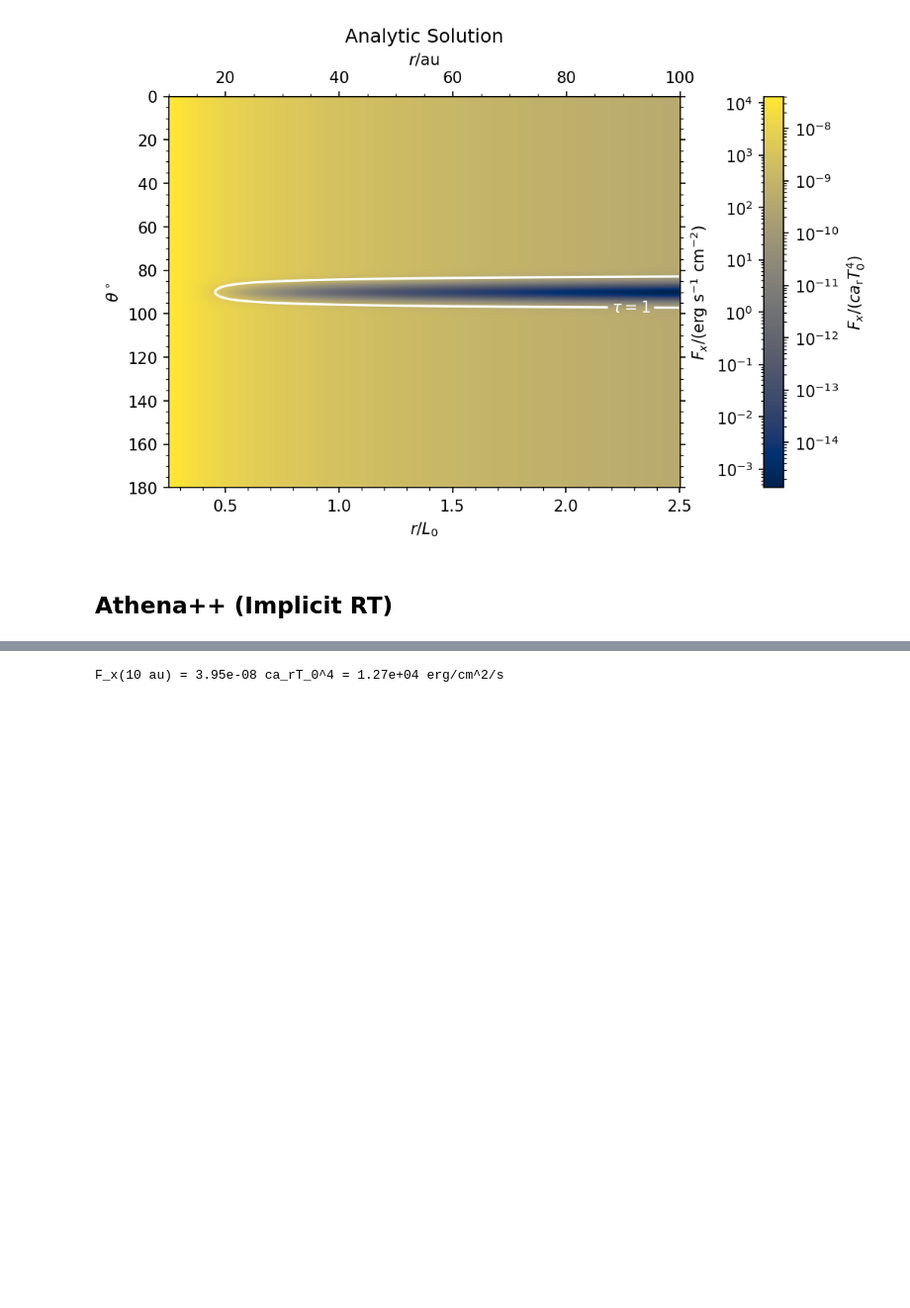
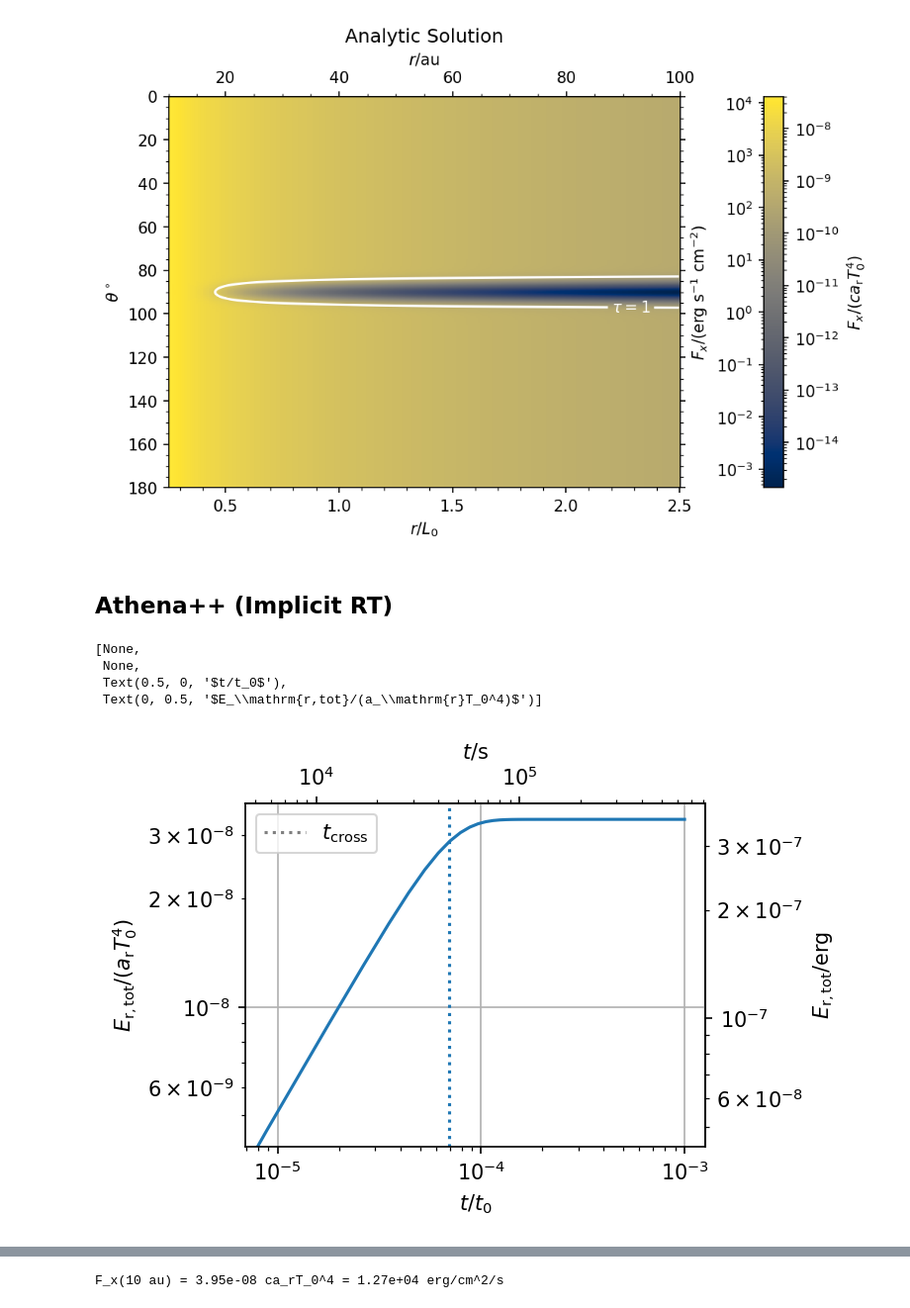
Before and after one commit to sabaronett/rad-hydro, a Jupyter notebook: athena/dev/yanfeij/const_opac_raytrace/implicit/Fsun/ImplicitRT.ipynb, the cells around one changed output, grey strips where cells are left out. Shown at 99% size. Saved outputs shown, nothing was run; the diff lists cells and outputs as text; code cells hidden in the pictures; blank space fills up the shorter version.

```diff
--- a/athena/dev/yanfeij/const_opac_raytrace/implicit/Fsun/ImplicitRT.ipynb
+++ b/athena/dev/yanfeij/const_opac_raytrace/implicit/Fsun/ImplicitRT.ipynb
@@ -369,6 +369,74 @@ F(10 au) = 4.09e-08 ca_rT_0^4 = 1.32e+04 erg/cm^2/s
 [figure]
 # %% [markdown]
 ## Athena++ (Implicit RT)
+# %%
+#===============================================================================
+import sys
+sys.path.insert(0, '/home/stanley/github/PrincetonUniversity/athena/vis/python')
+import athena_read
+
+problem_id = 'const_opac_raytrace'
+fig, ax = plt.subplots(figsize=(4, 3), dpi=150)
+crat = None
+theta = None
+
+# Read and plot
+path = f'128nx2-cfl4e-4'
+athinput = athena_read.athinput(f'{path}/athinput.{problem_id}')
+Vmax = 4/3*np.pi*athinput['mesh']['x1max']**3
+Vmin = 4/3*np.pi*athinput['mesh']['x1min']**3
+Vtot = (Vmax - Vmin)/2
+gamma = athinput['hydro']['gamma']       # C_p/C_v = 1 + 2/DoF
+hst = athena_read.hst(f'{path}/output/{problem_id}.hst')
+T = hst['tot-E']*(gamma - 1)*Vtot/hst['mass']
+
+ax.plot(hst['time'], hst['Er'])
+
+# Compute light crossing time for oblique beams
+Lx = athinput['mesh']['x1max'] - athinput['mesh']['x1min']
+with open(f'{path}/output/Rad_angles.txt') as Rad_angles:
+    lines = Rad_angles.read().splitlines()
+    crat = float(lines[1].split()[1])
+    mu = lines[38]
+    mu_x, mu_y = float(mu.split()[1]), float(mu.split()[2])
+    theta = np.arctan(mu_y/mu_x)
+
+t_cross = Lx/np.cos(theta)/crat
+
+ax.axvline(t_cross, color='tab:blue', linestyle=':')
+
+# Format secondary axes in cgs
+def t2s(t):
+    return t*length_unit/cs_iso
+
+def E2erg(E):
+    return E*arad*T_unit**4
+
+ax_r = ax.secondary_xaxis('top', functions=(t2s, t2s))
+ax_E = ax.secondary_yaxis('right', functions=(E2erg, E2erg))
+ax_r.minorticks_on()
+ax_E.minorticks_on()
+ax_r.set(xlabel=r'$t$/s')
+ax_E.set(ylabel=r'$E_\mathrm{r,tot}$/erg')
+
+# Plot ghost point(s) for colorless linestyles
+ax.plot([], [], 'tab:gray', linestyle=':', label=r'$t_\mathrm{cross}$')
+
+# Format (sub)plots
+ax.grid()
+ax.minorticks_on()
+ax.set()
+
+ax.legend()
+ax.set(xscale='log', yscale='log', xlabel='$t/t_0$',
+       ylabel=r'$E_\mathrm{r,tot}/(a_\mathrm{r}T_0^4)$')
+# plt.savefig(f'NAME.jpg', bbox_inches='tight', pad_inches=0.01)
+# %% [output]
+[None,
+ None,
+ Text(0.5, 0, '$t/t_0$'),
+ Text(0, 0.5, '$E_\\mathrm{r,tot}/(a_\\mathrm{r}T_0^4)$')]
+[figure, added]
 # %%
 #===============================================================================
 import sys
```
Also changed, not shown: parts of 5 cells of this notebook, 3 other files.
